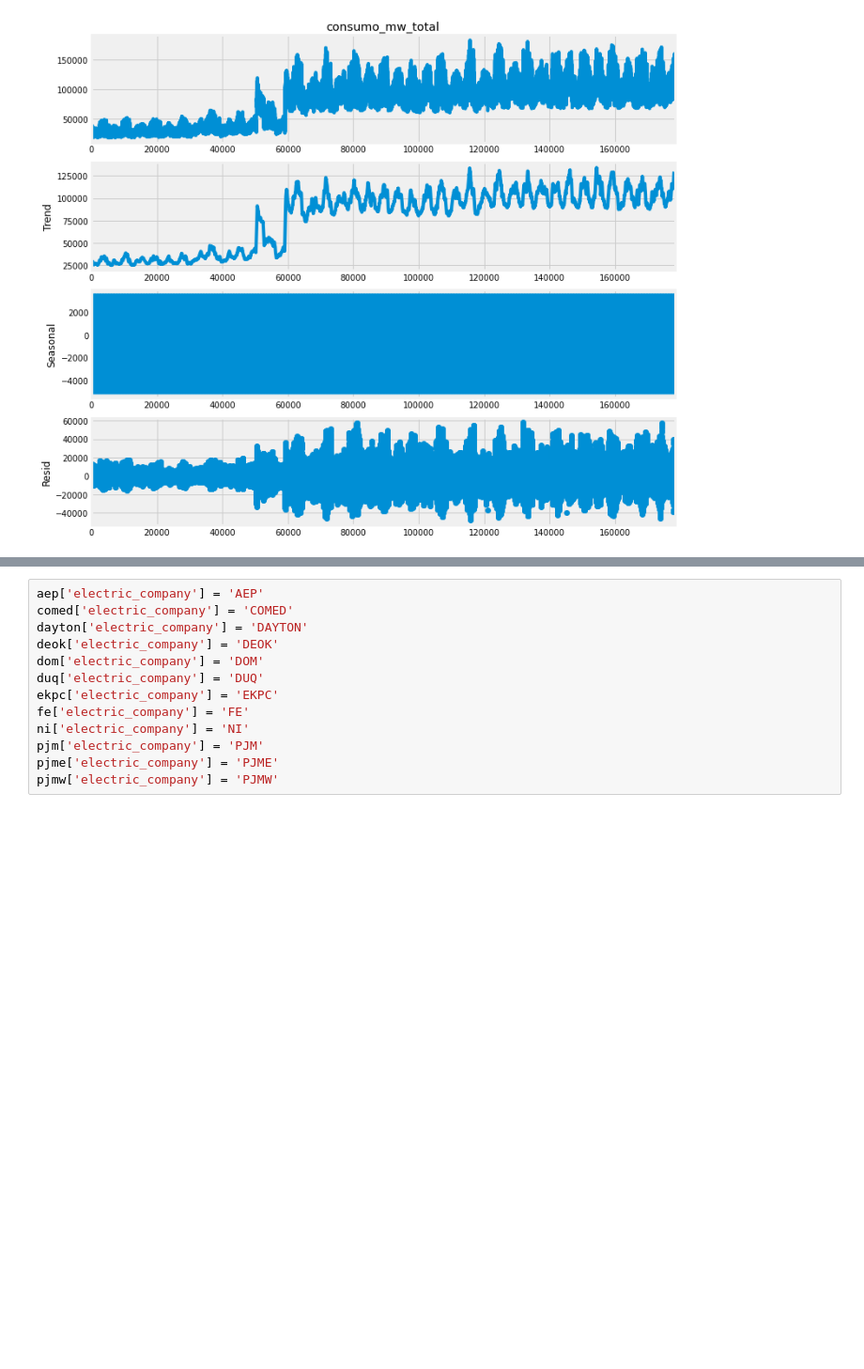
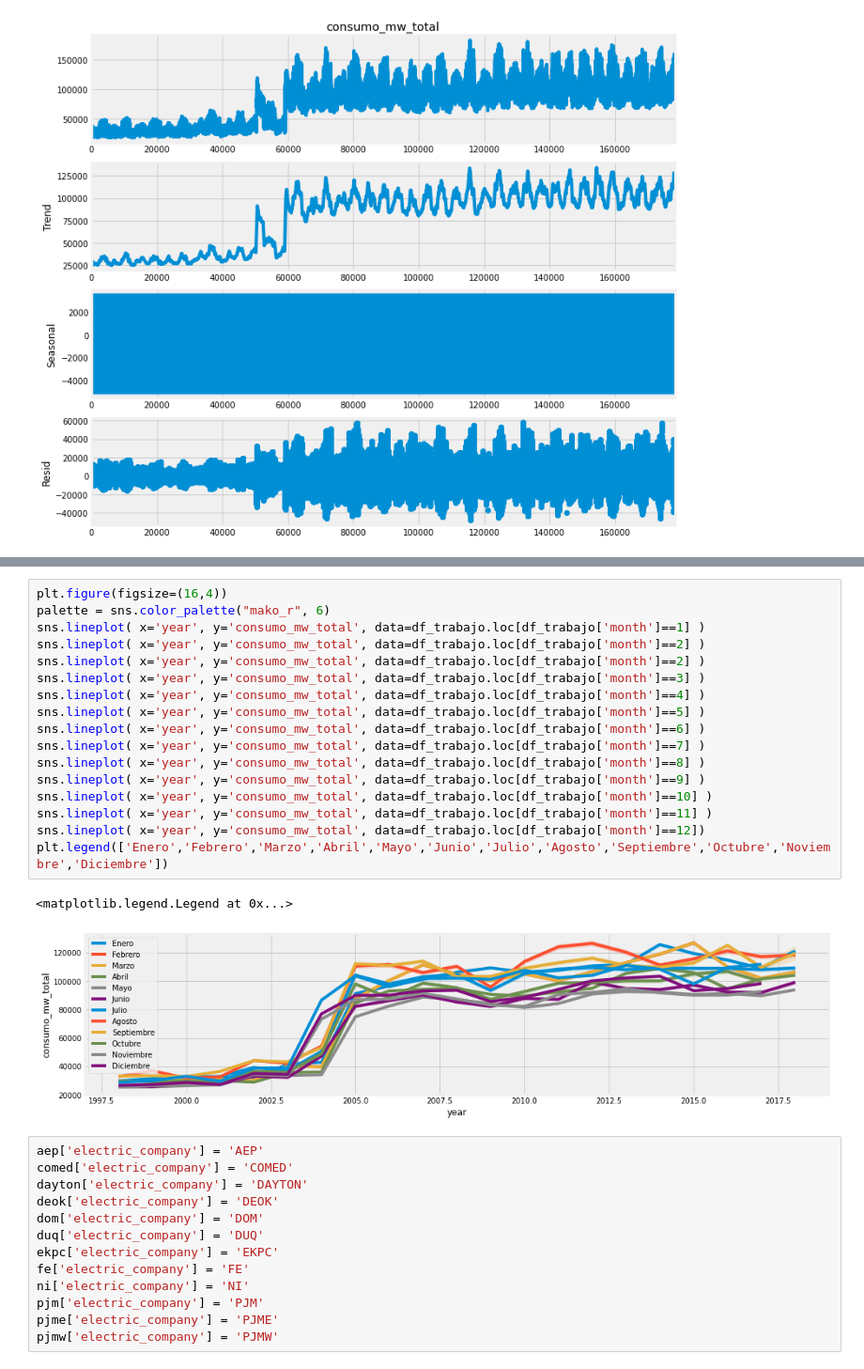
Before and after one commit to xtianrodrigo/tareaDeepLearning, a Jupyter notebook: trabajoDeepLearning.ipynb, the cells around one changed output, grey strips where cells are left out. Shown at 94% size. Saved outputs shown, nothing was run; the diff lists cells and outputs as text; blank space fills up the shorter version.

```diff
--- a/trabajoDeepLearning.ipynb
+++ b/trabajoDeepLearning.ipynb
@@ -162,3 +197,23 @@ plt.show()
+# %%
+plt.figure(figsize=(16,4))
+palette = sns.color_palette("mako_r", 6)
+sns.lineplot( x='year', y='consumo_mw_total', data=df_trabajo.loc[df_trabajo['month']==1] )
+sns.lineplot( x='year', y='consumo_mw_total', data=df_trabajo.loc[df_trabajo['month']==2] )
+sns.lineplot( x='year', y='consumo_mw_total', data=df_trabajo.loc[df_trabajo['month']==2] )
+sns.lineplot( x='year', y='consumo_mw_total', data=df_trabajo.loc[df_trabajo['month']==3] )
+sns.lineplot( x='year', y='consumo_mw_total', data=df_trabajo.loc[df_trabajo['month']==4] )
+sns.lineplot( x='year', y='consumo_mw_total', data=df_trabajo.loc[df_trabajo['month']==5] )
+sns.lineplot( x='year', y='consumo_mw_total', data=df_trabajo.loc[df_trabajo['month']==6] )
+sns.lineplot( x='year', y='consumo_mw_total', data=df_trabajo.loc[df_trabajo['month']==7] )
+sns.lineplot( x='year', y='consumo_mw_total', data=df_trabajo.loc[df_trabajo['month']==8] )
+sns.lineplot( x='year', y='consumo_mw_total', data=df_trabajo.loc[df_trabajo['month']==9] )
+sns.lineplot( x='year', y='consumo_mw_total', data=df_trabajo.loc[df_trabajo['month']==10] )
+sns.lineplot( x='year', y='consumo_mw_total', data=df_trabajo.loc[df_trabajo['month']==11] )
+sns.lineplot( x='year', y='consumo_mw_total', data=df_trabajo.loc[df_trabajo['month']==12])
+plt.legend(['Enero','Febrero','Marzo','Abril','Mayo','Junio','Julio','Agosto','Septiembre','Octubre','Noviembre','Diciembre'])
+# %% [output]
+<matplotlib.legend.Legend at 0x...>
+[figure, added]
 # %%
 aep['electric_company'] = 'AEP'
 comed['electric_company'] = 'COMED'
```
Also changed, not shown: parts of 7 cells of this notebook.
